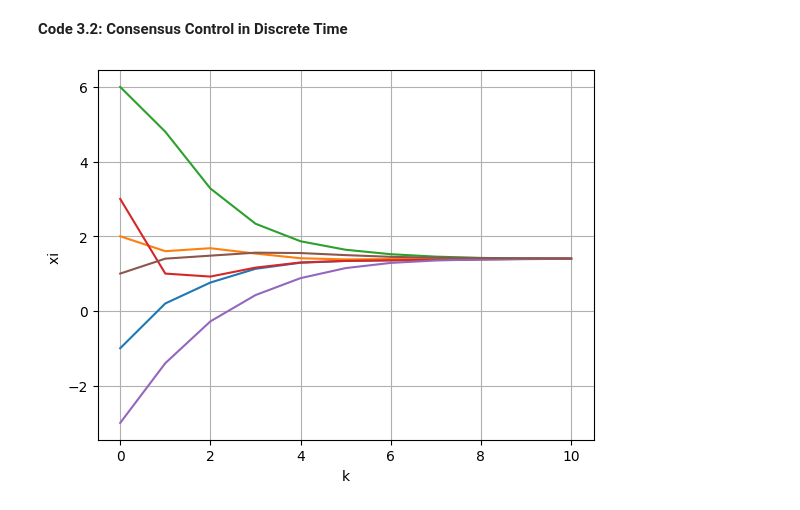
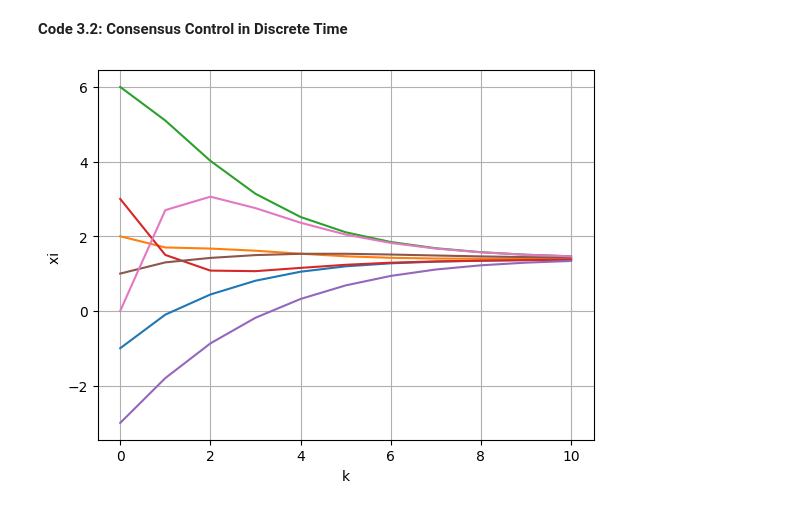
Before and after one commit to AhmedSoliman3/Control-of-Multi-agent-Systems, a Jupyter notebook: ch 3 Consensus Control/3-2 Consensus Control in Discrete Time.ipynb, the cells around one changed output. Cells and saved outputs as stored; diff of their text form; code cells hidden in the pictures.

```diff
--- a/ch 3 Consensus Control/3-2 Consensus Control in Discrete Time.ipynb
+++ b/ch 3 Consensus Control/3-2 Consensus Control in Discrete Time.ipynb
@@ -16,34 +16,34 @@ def MAS(x,N,e):
         # Computation of the control input of agent i
         dif = []
 
         for j in N[i]:
             dif.append(x[j] - x[i])
 
         u[i] = e * sum(dif)
 
         # Dynamics of agent i
         x_next[i] = x[i] + u[i]
 
     return x_next
 
-N = [[2], [3,5], [4], [1,2], [6], [2]]
-e = 0.4
-x0 = [-1, 2, 6, 3, -3, 1]
+N = [[2], [3,5], [4], [1,2], [6], [2] , [4,3]]
+e = 0.3
+x0 = [-1, 2, 6, 3, -3, 1 , 0]
 K = np.arange(0, 11, 1)
 
 N.insert(0 ,[])
 x0.insert(0,0)
 X = []
 xk = x0
 for k in K:
     x_next = MAS(xk ,N,e)
     X.append(xk)
     xk = x_next
 
 plt.plot(K,np.delete(X, 0, 1))
 plt.xlabel('k')
 plt.ylabel('xi ')
 plt.grid()
 plt.show()
 # %% [output]
-[figure, old version]
+[figure, new version]
```
Also changed, not shown: parts of 4 cells of this notebook, 1 other file.
